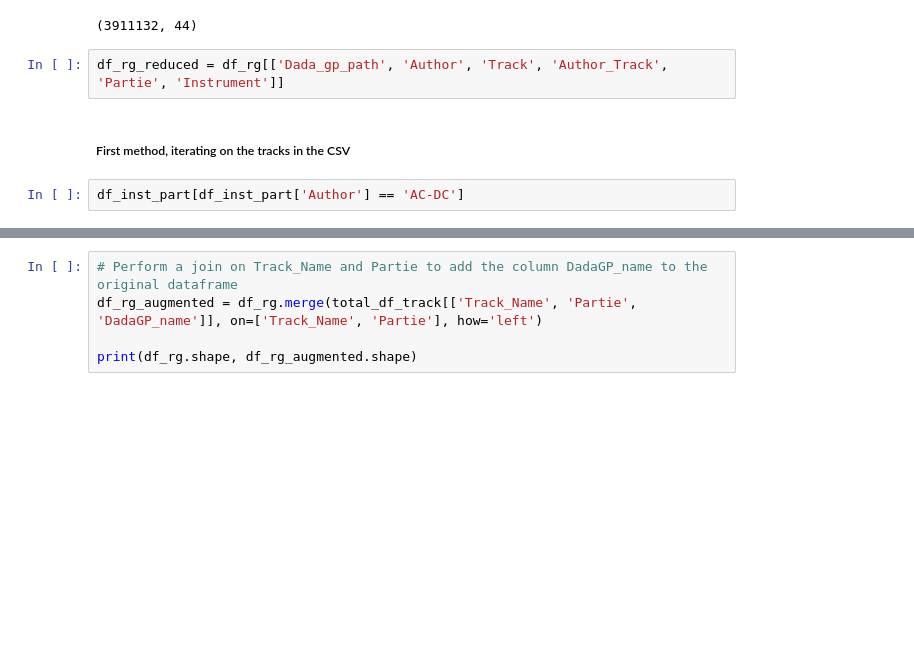
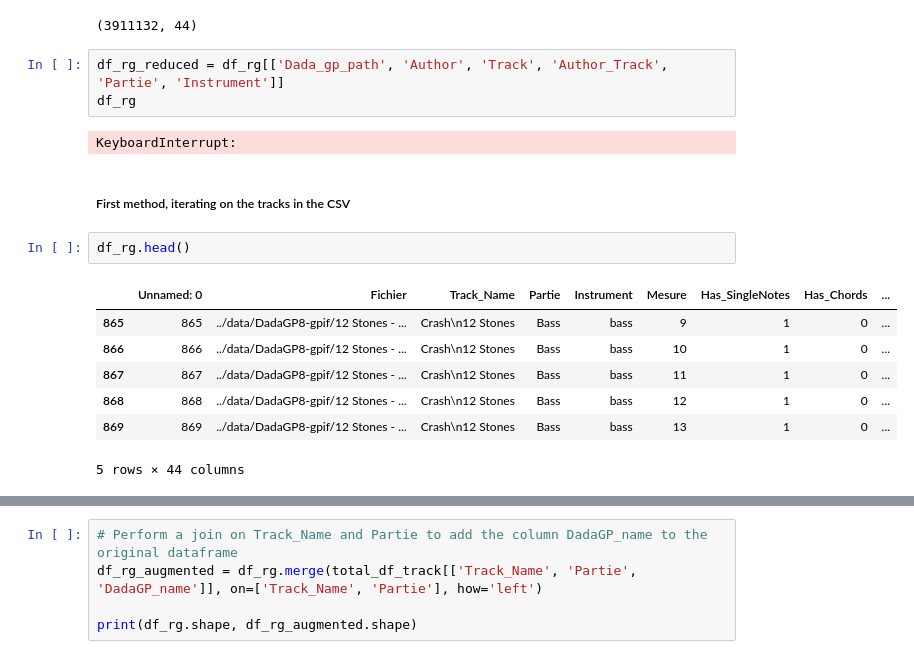
Before and after one commit to OlitHub/guitar-tab-gen, a Jupyter notebook: src/dadagp_sep_file_gen.ipynb, the cells around one changed output, grey strips where cells are left out. Saved outputs shown, nothing was run; the diff lists cells and outputs as text; blank space fills up the shorter version.

```diff
--- a/src/dadagp_sep_file_gen.ipynb
+++ b/src/dadagp_sep_file_gen.ipynb
@@ -156,10 +163,21 @@ print(df_rg.shape)
 (3911132, 44)
 # %%
 df_rg_reduced = df_rg[['Dada_gp_path', 'Author', 'Track', 'Author_Track', 'Partie', 'Instrument']]
+df_rg
+# %% [output]
+KeyboardInterrupt:
 # %% [markdown]
 ##### First method, iterating on the tracks in the CSV
-# %%
-df_inst_part[df_inst_part['Author'] == 'AC-DC']
+# %%
+df_rg.head()
+# %% [output]
+|  | Unnamed: 0 | Fichier | Track_Name | Partie | Instrument | Mesure | Has_SingleNotes | Has_Chords | ... |
+| 865 | 865 | ../data/DadaGP8-gpif/12 Stones - ... | Crash\n12 Stones | Bass | bass | 9 | 1 | 0 | ... |
+| 866 | 866 | ../data/DadaGP8-gpif/12 Stones - ... | Crash\n12 Stones | Bass | bass | 10 | 1 | 0 | ... |
+| 867 | 867 | ../data/DadaGP8-gpif/12 Stones - ... | Crash\n12 Stones | Bass | bass | 11 | 1 | 0 | ... |
+| 868 | 868 | ../data/DadaGP8-gpif/12 Stones - ... | Crash\n12 Stones | Bass | bass | 12 | 1 | 0 | ... |
+| 869 | 869 | ../data/DadaGP8-gpif/12 Stones - ... | Crash\n12 Stones | Bass | bass | 13 | 1 | 0 | ... |
+5 rows × 44 columns
 # %%
 df_inst_part = df_rg[['Dada_gp_path', 'Author', 'Track', 'Author_Track', 'Partie', 'Instrument']]
 df_inst_part = df_inst_part.drop_duplicates(subset=['Dada_gp_path', 'Partie'])
```
Also changed, not shown: parts of 3 cells of this notebook, 1 other file.
